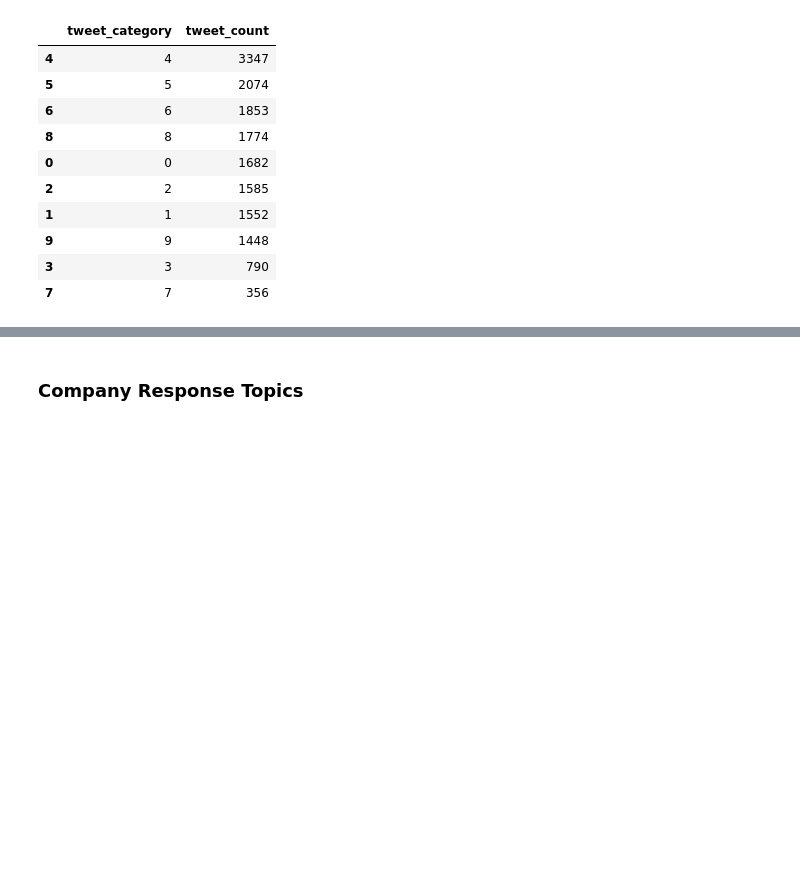
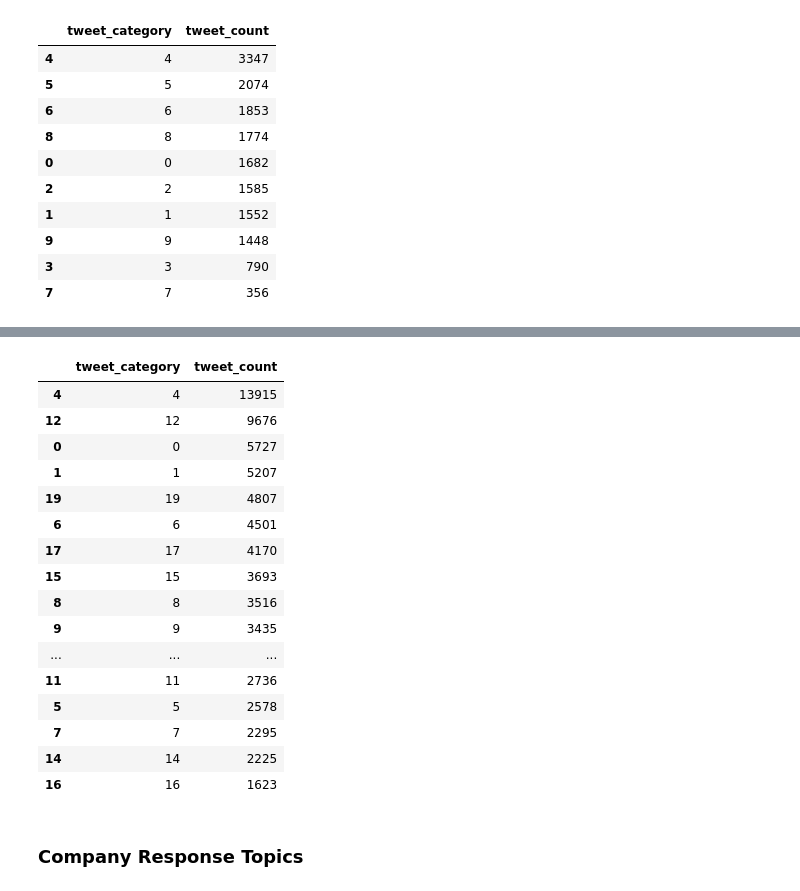
Before and after one commit to xvila/Twitter-Customer-Support-Exploration, a Jupyter notebook: notebooks/Topic Modeling.ipynb, the cells around one changed output, grey strips where cells are left out. Drawn from its saved outputs; the diff is of its cells as text; code cells hidden in the pictures; blank space fills up the shorter version.

```diff
--- a/notebooks/Topic Modeling.ipynb
+++ b/notebooks/Topic Modeling.ipynb
@@ -278,7 +279,7 @@ def clean(doc):
 # %% [markdown]
 ### Process Tweet Text
 # %%
-def process_tweet_text(tweet):
+def process_tweet_text(tweet, stop=stop):
     if tweet.startswith('@null'):
         return "[Tweet not available]"
     tweet = re.sub(r'\$\w*','',tweet) # Remove tickers
@@ -1100,0 +1232,4 @@ tmDist
+# %%
+airlist = ['SouthwestAir','Delta','British_Airways','AmericanAir']
+# %%
+airlineDF = get_industry_io(airlist,cleanIODF)
@@ -1100,0 +1241,2 @@ tmDist
+# %%
+airNMF,airFeatures,airDist = multi_get_topics_customer(airlineDF,20,stop=stop,c=companies)
@@ -1101,3 +1263,23 @@ tmDist
+# %%
+airDist
+# %% [output]
+|  | tweet_category | tweet_count |
+| 4 | 4 | 13915 |
+| 12 | 12 | 9676 |
+| 0 | 0 | 5727 |
+| 1 | 1 | 5207 |
+| 19 | 19 | 4807 |
+| 6 | 6 | 4501 |
+| 17 | 17 | 4170 |
+| 15 | 15 | 3693 |
+| 8 | 8 | 3516 |
+| 9 | 9 | 3435 |
+| ... | ... | ... |
+| 11 | 11 | 2736 |
+| 5 | 5 | 2578 |
+| 7 | 7 | 2295 |
+| 14 | 14 | 2225 |
+| 16 | 16 | 1623 |
 # %% [markdown]
 ### Company Response Topics
 # %% [markdown]
```
Also changed, not shown: parts of 29 cells of this notebook, 16 other files.
